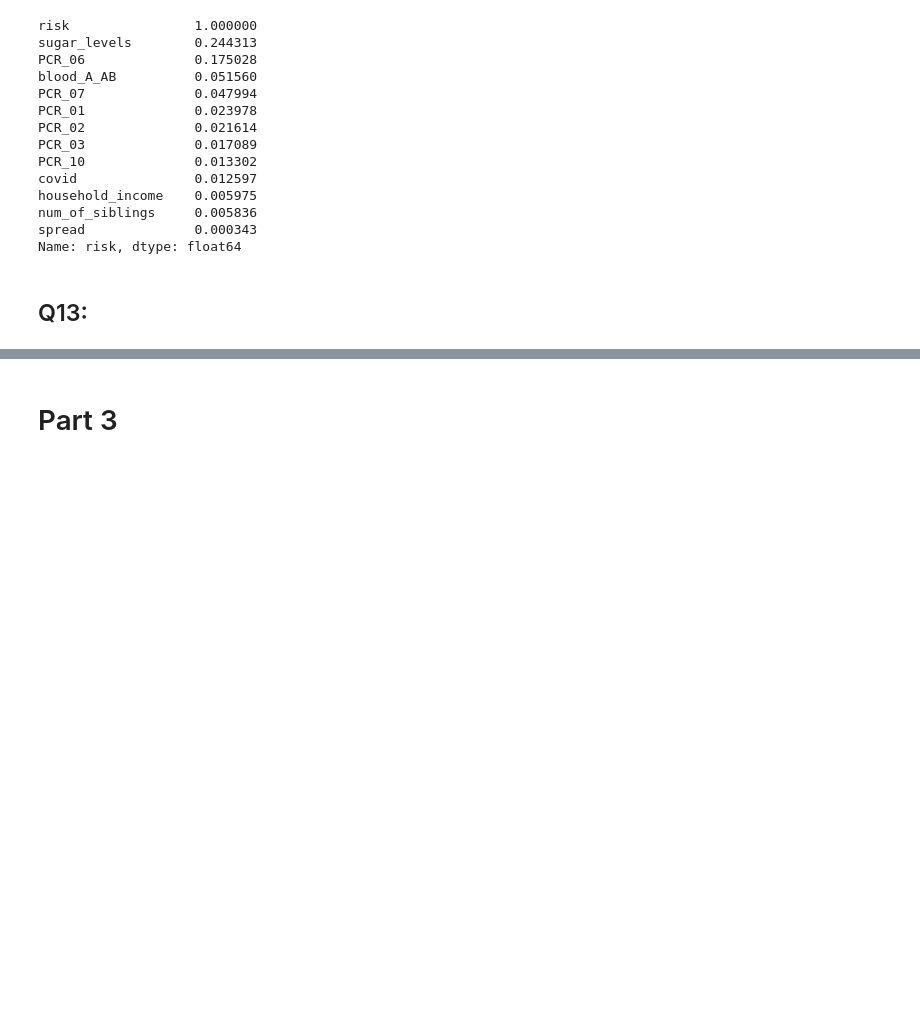
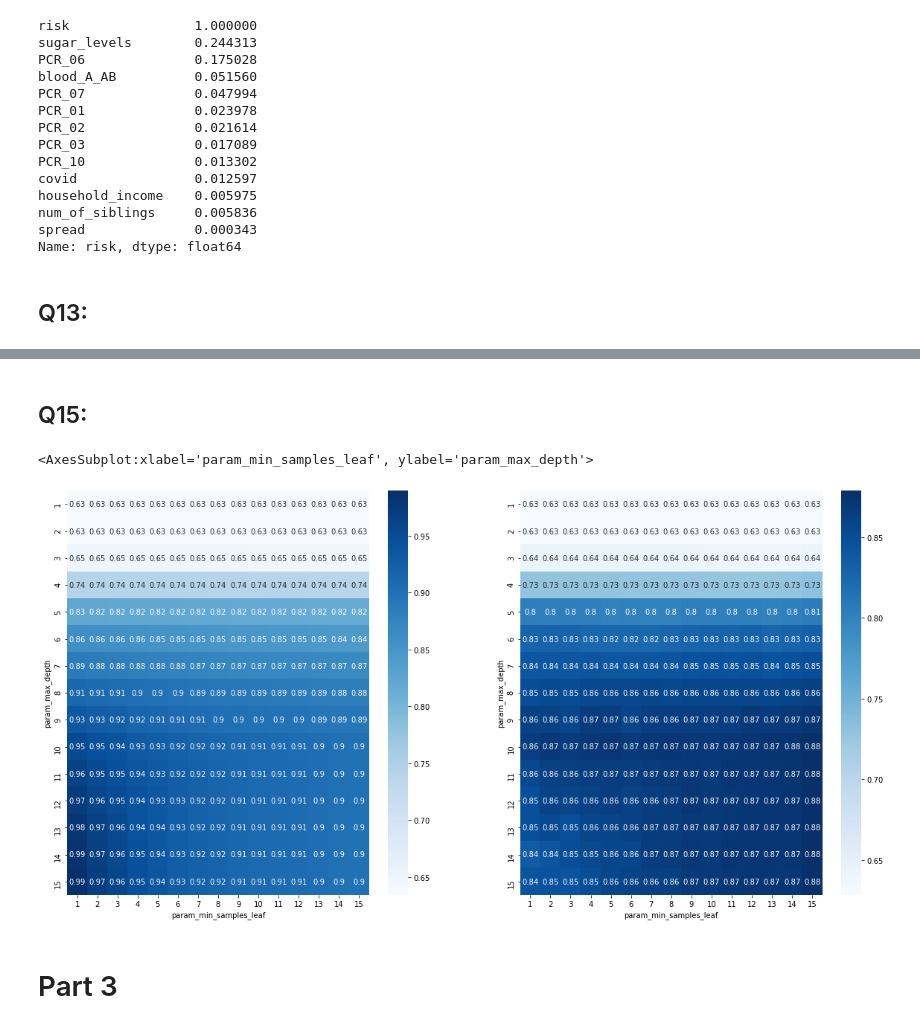
Before and after one commit to Av0cat0/IntroToML-cs236756-HW2, a Jupyter notebook: 313575599-308160647.ipynb, the cells around one changed output, grey strips where cells are left out. Saved outputs shown, nothing was run; the diff lists cells and outputs as text; code cells hidden in the pictures; blank space fills up the shorter version.

```diff
--- a/313575599-308160647.ipynb
+++ b/313575599-308160647.ipynb
@@ -156,3 +173,18 @@ plot_tree(h, filled=True)
+# %% [markdown]
+## Q15:
+# %%
+clf = GridSearchCV(DecisionTreeClassifier(criterion='entropy'), {'min_samples_leaf': np.arange(1, 16, 1),\
+    'max_depth': np.arange(1, 16, 1)}, cv=8, return_train_score=True)
+clf.fit(x_train, y_train)
+grid_results = pd.DataFrame(clf.cv_results_)
+train_acc = grid_results.pivot_table('mean_train_score', index='param_max_depth', columns='param_min_samples_leaf')
+val_acc = grid_results.pivot_table('mean_test_score', index='param_max_depth', columns='param_min_samples_leaf')
+_, axes = plt.subplots(1, 2, figsize=(20, 10 ))
+sns.heatmap(train_acc, cmap='Blues', annot=True, ax=axes[0])
+sns.heatmap(val_acc, cmap='Blues', annot=True, ax=axes[1])
+# %% [output]
+<AxesSubplot:xlabel='param_min_samples_leaf', ylabel='param_max_depth'>
+[figure, added]
 # %% [markdown]
 # Part 3
 # %%
```
Also changed, not shown: parts of 9 cells of this notebook, 3 other files.
